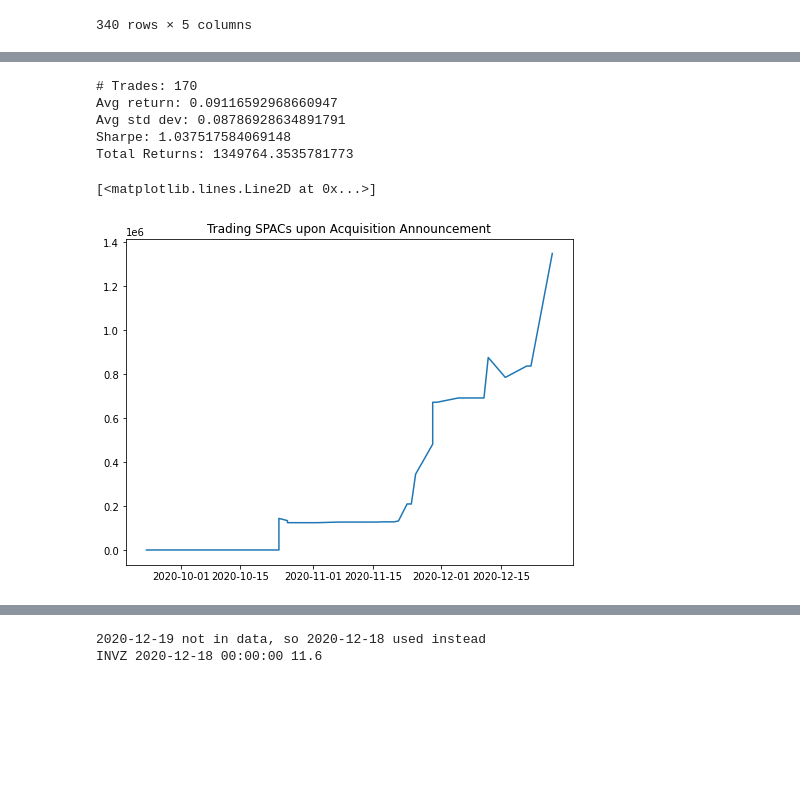
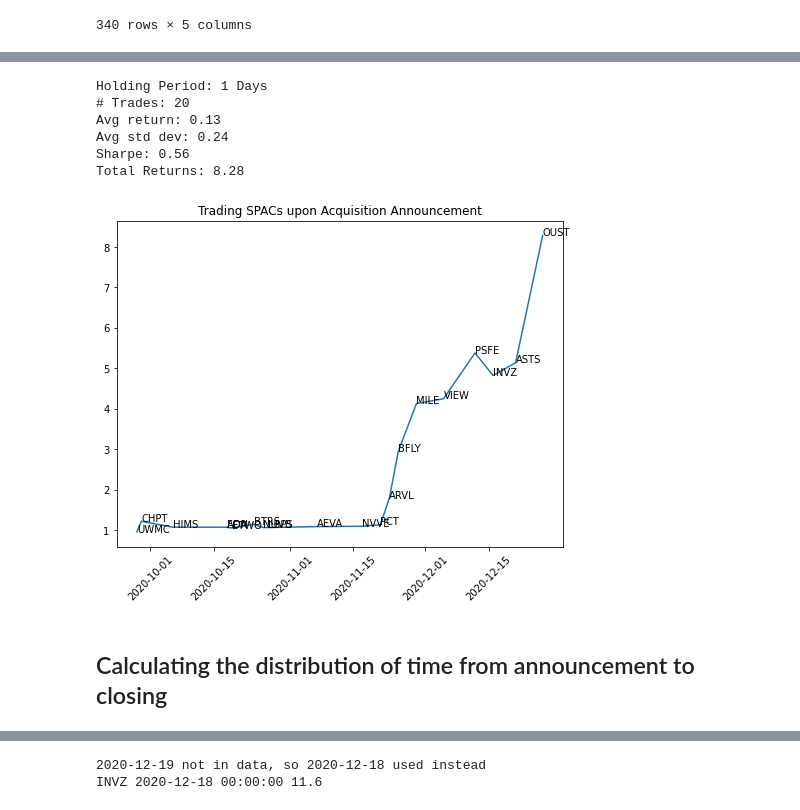
Before and after one commit to rahinroy/spac-ucf, a Jupyter notebook: MN Announcement Trading Backtester.ipynb, the cells around one changed output, grey strips where cells are left out. Cells and saved outputs as stored; diff of their text form; code cells hidden in the pictures; blank space fills up the shorter version.

Commit message:
Made updates to code to get graphs and fix backtester

```diff
--- a/MN Announcement Trading Backtester.ipynb
+++ b/MN Announcement Trading Backtester.ipynb
@@ -104,8 +105,10 @@ pnl_record['pnl_change'] = []
 pnl_record['ticker'] = []
 pnl_record['action'] = []
 
+holdingperiod = 1
+
 for i,row in announcements_df.iterrows():
-    holding_time = timedelta(days = 5)
+    holding_time = timedelta(days = holdingperiod)
     spac_announcement = announcements_df.iloc[i]
     try:
         trade_pnl_record = buy_ticker(spac_announcement, holding_time, prices_df)
@@ -163,3 +166,13 @@ pnl_record
 | 18 | 2020-12-22 | 1 | OUST | Purchase | 837269.211327 |
 | 19 | 2020-12-27 | 1.612103 | OUST | Sale | 1349764.353578 |
 340 rows × 5 columns
+# %%
+# For some reason, there are a lot of duplicate trades for the same ticker (ie: 300 trades for BTRS)
+# The below code only looks at the sales (that change our pnl) and remove the duplicates
+purchases = pnl_record[pnl_record['action']== 'Purchase']
+sales = pnl_record[pnl_record['action']== 'Sale']
+
+sales = sales.drop_duplicates(subset='ticker', keep="first")
+sales = sales.sort_values(by = ['Date'])
+sales['rolling pnl'] = sales['pnl_change'].cumprod()
+sales.head()
@@ -166,18 +195,24 @@ pnl_record
 # %%
-print(f'# Trades: {len(pnl_record)//2}')
-returns = [x-1 for x in list(pnl_record['pnl_change']) if x != 1]
-print(f'Avg return: {np.mean(returns)}')
-print(f'Avg std dev: {np.std(returns)}')
-print(f'Sharpe: {np.mean(returns)/np.std(returns)}')
-print('Total Returns:', list(pnl_record["rolling pnl"])[-1])
+print(f'Holding Period: {holdingperiod} Days')
+print(f'# Trades: {len(sales)}')
+print(f'Avg return: {round(np.mean(returns),2)}')
+print(f'Avg std dev: {round(np.std(returns),2)}')
+print(f'Sharpe: {round(np.mean(returns)/np.std(returns),2)}')
+print('Total Returns:', round(list(sales["rolling pnl"])[-1],2))
 fig = plt.figure(figsize = (8,6))
+plt.xticks(rotation = 45)
 plt.title('Trading SPACs upon Acquisition Announcement')
-plt.plot(pnl_record['Date'],pnl_record['rolling pnl'])
+plt.plot(sales['Date'],sales['rolling pnl'])
+
+for (x,y, label) in zip(list(sales['Date']), list(sales['rolling pnl']),list(sales['ticker'])):
+    plt.text(x,y, label)
 # %% [output]
-# Trades: 170
-Avg return: 0.09116592968660947
-Avg std dev: 0.08786928634891791
-Sharpe: 1.037517584069148
-Total Returns: 1349764.3535781773
+Holding Period: 1 Days
+# Trades: 20
+Avg return: 0.13
+Avg std dev: 0.24
+Sharpe: 0.56
+Total Returns: 8.28
-[<matplotlib.lines.Line2D at 0x...>]
-[figure, old version]
+[figure, new version]
+# %% [markdown]
+## Calculating the distribution of time from announcement to closing
```
Also changed, not shown: parts of 10 cells of this notebook.
